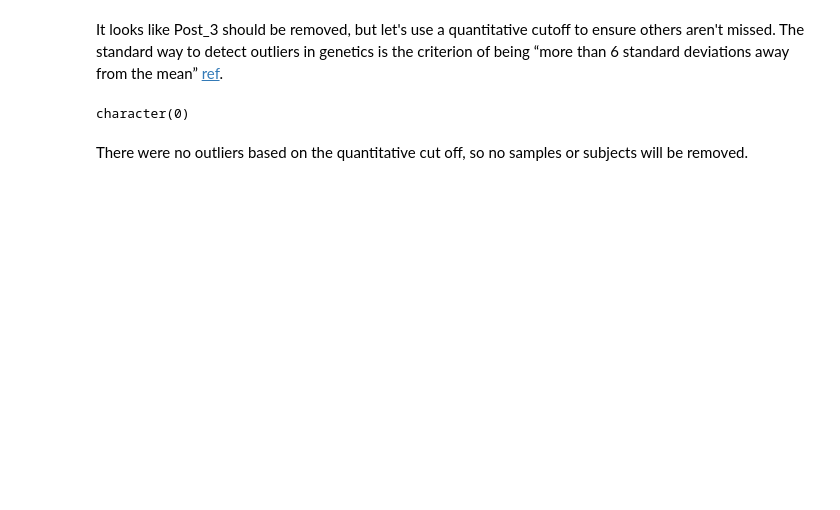
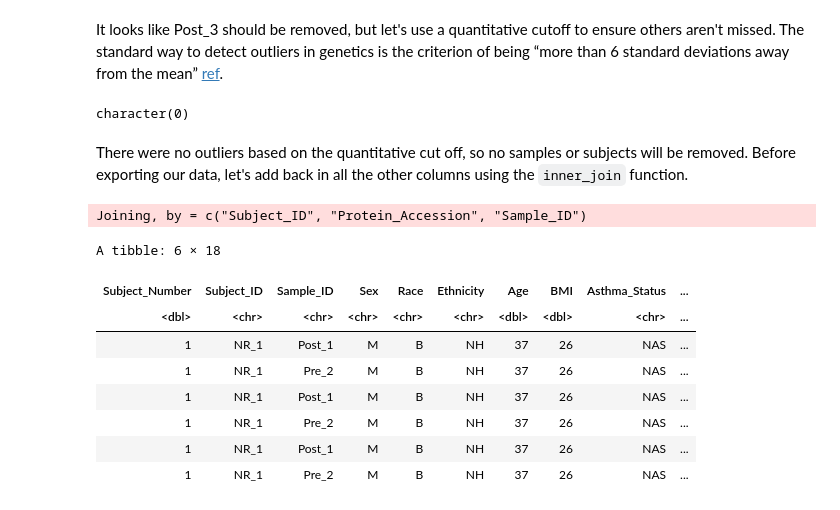
Before and after one commit to UNCSRP/PRogramming-for-Environmental-Health-And-Toxicology-PREHEAT-Retreat, a Jupyter notebook: 2. Data Processing/Proteomics Data Processing.ipynb, the cells around one changed output. Drawn from its saved outputs; the diff is of its cells as text; code cells hidden in the pictures; blank space fills up the shorter version.

```diff
--- a/2. Data Processing/Proteomics Data Processing.ipynb
+++ b/2. Data Processing/Proteomics Data Processing.ipynb
@@ -337,6 +318,27 @@ outliers
 # %% [output]
 character(0)
 # %% [markdown]
-There were no outliers based on the quantitative cut off, so no samples or subjects will be removed.
+There were no outliers based on the quantitative cut off, so no samples or subjects will be removed. Before exporting our data, let's add back in all the other columns using the `inner_join` function.
+# %%
+final_df = inner_join(normalized_df %>%
+                      # removing these columns since we're only interested in the intensity column with the imputed values
+                       select(-c("Intensity", "Norm_Intensity")), imputed_df)
+
+# rearranging the column order
+final_df = final_df[, c(1,2,17,3:16,18)]
+
+# viewing data
+head(final_df)
+# %% [output]
+Joining, by = c("Subject_ID", "Protein_Accession", "Sample_ID")
+A tibble: 6 × 18
+| Subject_Number | Subject_ID | Sample_ID | Sex | Race | Ethnicity | Age | BMI | Asthma_Status | ... |
+| <dbl> | <chr> | <chr> | <chr> | <chr> | <chr> | <dbl> | <dbl> | <chr> | ... |
+| 1 | NR_1 | Post_1 | M | B | NH | 37 | 26 | NAS | ... |
+| 1 | NR_1 | Pre_2 | M | B | NH | 37 | 26 | NAS | ... |
+| 1 | NR_1 | Post_1 | M | B | NH | 37 | 26 | NAS | ... |
+| 1 | NR_1 | Pre_2 | M | B | NH | 37 | 26 | NAS | ... |
+| 1 | NR_1 | Post_1 | M | B | NH | 37 | 26 | NAS | ... |
+| 1 | NR_1 | Pre_2 | M | B | NH | 37 | 26 | NAS | ... |
 # %%
 # exporting results
```
Also changed, not shown: parts of 6 cells of this notebook.
